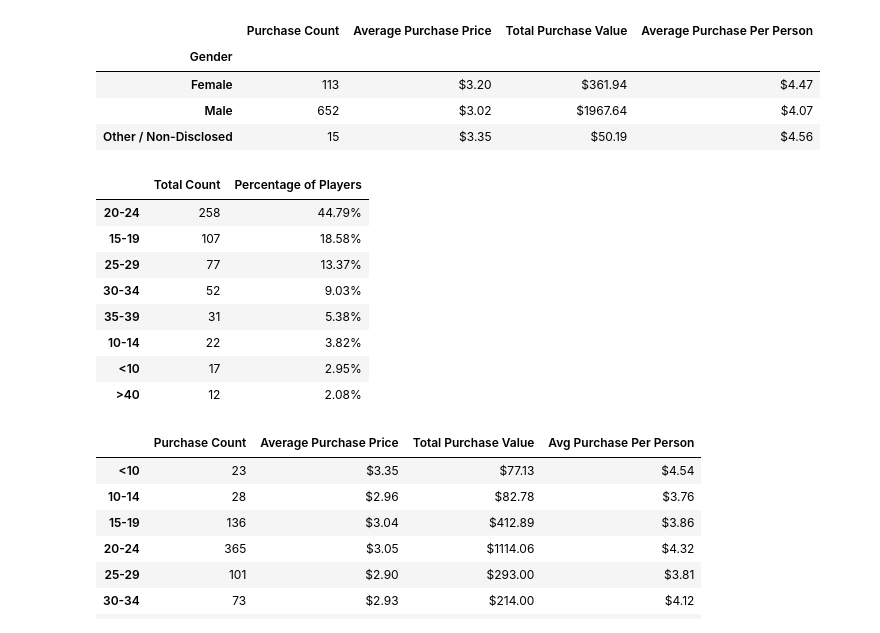
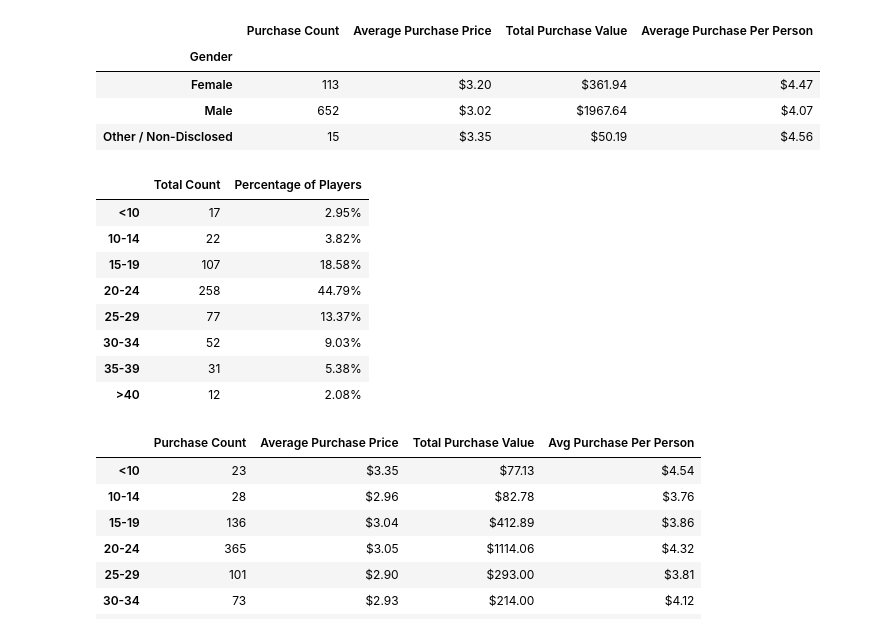
Before and after one commit to sarahheavner/pandas-challenge, a Jupyter notebook: HeroesOfPymoli/HeroesofPymoli.ipynb, the cells around one changed output. Cells and saved outputs as stored; diff of their text form; code cells hidden in the pictures.

Commit message:
corrected sorting for age group demographics

```diff
--- a/HeroesOfPymoli/HeroesofPymoli.ipynb
+++ b/HeroesOfPymoli/HeroesofPymoli.ipynb
@@ -82,33 +80,30 @@ gender_purchase_analysis.style.format({'Average Purchase Price': '${:.2f}', 'Tot
 # %%
 #Age Demographics
 #Establish bins for ages
 bins = [0, 9, 14, 19, 24, 29, 34, 39, 100]
 group_names = ['<10', '10-14', '15-19', '20-24', '25-29', '30-34', '35-39', '>40']
 
 #Categorize the existing players using the age bins. Hint: use pd.cut()
-#age_demo = heroes_of_pymoli.drop_duplicates(subset=['SN'])
-#age_demo['Age Group'] = pd.cut(heroes_of_pymoli['Age'], bins, labels=group_names, include_lowest=True)
-
 age_demo['Age Group'] = pd.cut(heroes_of_pymoli['Age'], bins, labels=group_names, include_lowest=True)
 
 #Calculate the numbers and percentages by age group
 count = age_demo['Age Group'].value_counts()
 percentage = count/player_count *100
 
 #Create a summary data frame to hold the results
 age_demographics = pd.DataFrame({'Total Count': count, 'Percentage of Players': percentage})
 
 #Display Age Demographics Table
-age_demographics.style.format({"Percentage of Players": "{:.2f}%"})
+age_demographics.sort_index().style.format({"Percentage of Players": "{:.2f}%"})
 # %% [output]
 |  | Total Count | Percentage of Players |
+| <10 | 17 | 2.95% |
+| 10-14 | 22 | 3.82% |
+| 15-19 | 107 | 18.58% |
 | 20-24 | 258 | 44.79% |
-| 15-19 | 107 | 18.58% |
 | 25-29 | 77 | 13.37% |
 | 30-34 | 52 | 9.03% |
 | 35-39 | 31 | 5.38% |
-| 10-14 | 22 | 3.82% |
-| <10 | 17 | 2.95% |
 | >40 | 12 | 2.08% |
 # %%
 #Purchasing Analysis (Age)
```
Also changed, not shown: parts of 2 cells of this notebook.
